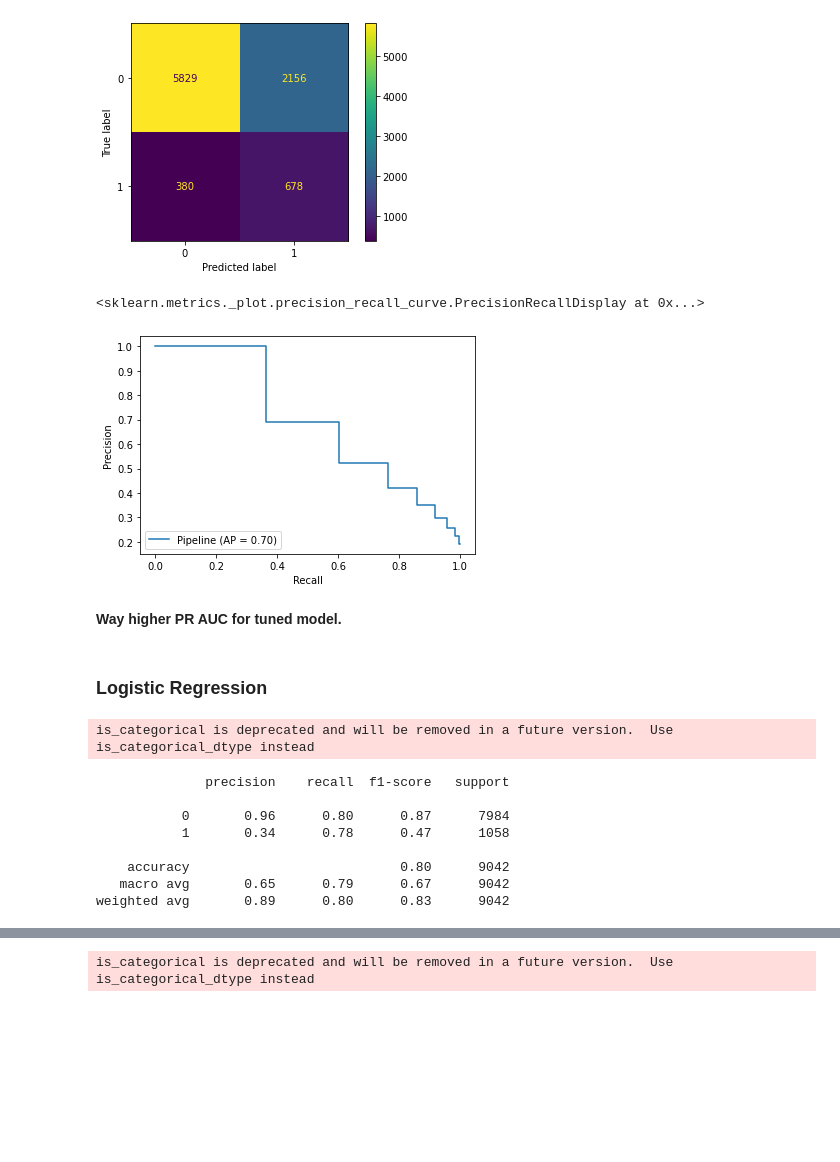
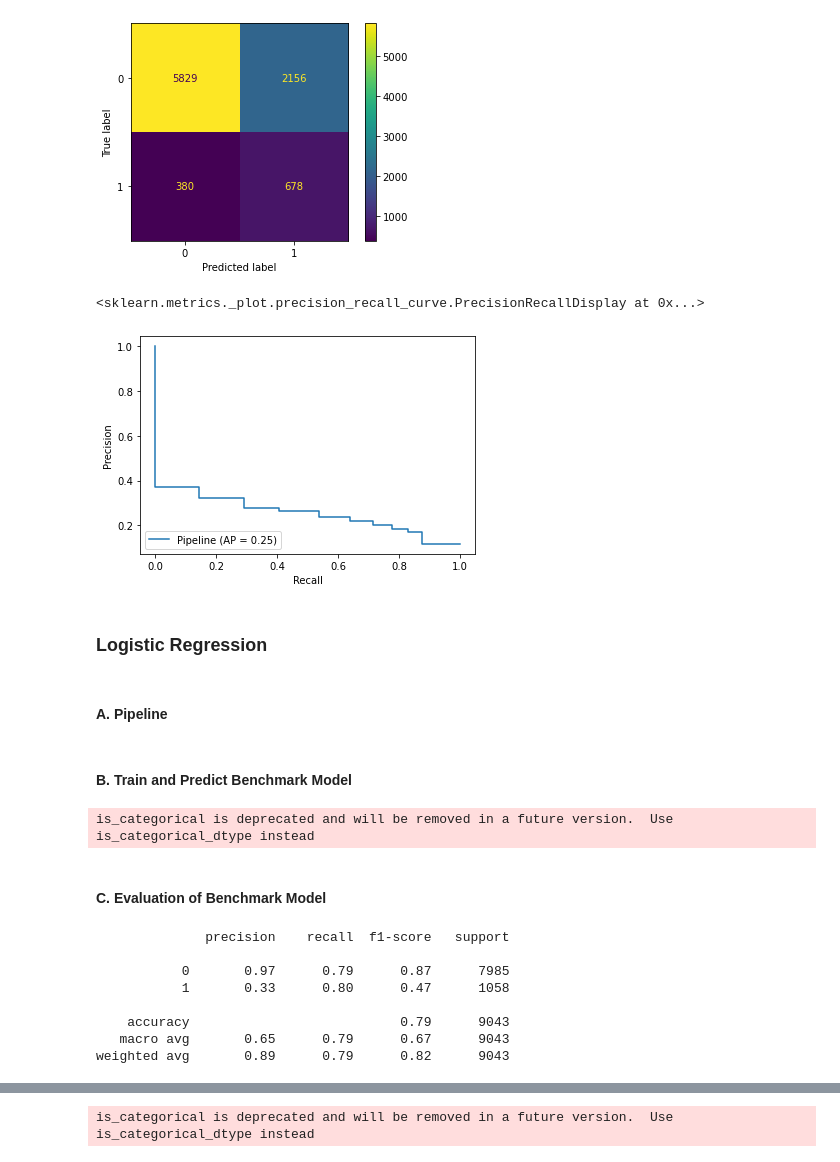
Before and after one commit to briannrl/TERM-DEPOSIT-PREDICTION, a Jupyter notebook: bank/Modelling.ipynb, the cells around one changed output, grey strips where cells are left out. Drawn from its saved outputs; the diff is of its cells as text; code cells hidden in the pictures; blank space fills up the shorter version.

```diff
--- a/bank/Modelling.ipynb
+++ b/bank/Modelling.ipynb
@@ -258,14 +422,13 @@ KNN Benchmark Model Recall Score:  0.5773725129784644
 # %%
 param_grid_knn = {'clf__n_neighbors':[5,6,7,8,9,10],
           'clf__leaf_size':[1,2,3,5],
-          'clf__weights':['uniform', 'distance'],
-          'clf__algorithm':['auto', 'ball_tree','kd_tree','brute'],
-          'clf__n_jobs':[-1]}
+          'clf__weights':['uniform', 'distance']}
+#           'clf__algorithm':['auto', 'ball_tree','kd_tree','brute'],
 # %%
 grid_search_knn = GridSearchCV(
     knn_pipeline,
     param_grid = param_grid_knn,
-    cv = 5,
+    cv = 2,
     scoring='recall',
     n_jobs=-1,
     verbose = 1
@@ -425,11 +557,9 @@ transformer_fe = ColumnTransformer([
 rfc = RandomForestClassifier(random_state=8)
 smote = SMOTE(random_state=8)
 rfe = RFE(rfc, n_features_to_select = 10, step=1)
-knn = KNeighborsClassifier(algorithm='auto',
-                             leaf_size= 1,
-                             n_jobs= -1,
-                             n_neighbors= 9,
-                             weights= 'uniform')
+knn = KNeighborsClassifier(leaf_size= 1,
+                           n_neighbors= 9,
+                           weights= 'uniform')
 
 knn_tuned_pipeline = Pipeline([
     ('transformer', transformer_fe),
@@ -438,7 +568,7 @@ knn_tuned_pipeline = Pipeline([
     ('clf', knn)
 ])
 # %%
-model_tuned_knn = knn_tuned_pipeline.fit(X_train_val, y_train_val)
+model_tuned_knn = knn_tuned_pipeline.fit(X_train, y_train)
 y_pred_tuned_knn = model_tuned_knn.predict(X_test)
 # %% [output]
 is_categorical is deprecated and will be removed in a future version.  Use is_categorical_dtype instead
@@ -463,14 +593,14 @@ plot_confusion_matrix(knn_tuned_pipeline,
 <sklearn.metrics._plot.confusion_matrix.ConfusionMatrixDisplay at 0x...>
 [figure]
 # %%
-plot_precision_recall_curve(model_tuned_knn, X_train_val, y_train_val)
+plot_precision_recall_curve(model_tuned_knn, X_test, y_test)
 # %% [output]
 <sklearn.metrics._plot.precision_recall_curve.PrecisionRecallDisplay at 0x...>
-[figure, old version]
+[figure, new version]
-# %% [markdown]
-__Way higher PR AUC for tuned model.__
 # %% [markdown]
 ### __Logistic Regression__
+# %% [markdown]
+#### __A. Pipeline__
 # %%
 # Untuk impute dan onehot JOB
 mode_onehot_pipeline = Pipeline([
@@ -521,5 +650,7 @@ logreg_pipeline = Pipeline([
     ('selection', rfe),
     ('clf', logreg)
 ])
+# %% [markdown]
+#### __B. Train and Predict Benchmark Model__
 # %%
 model_default_logreg = logreg_pipeline.fit(X_train, y_train)
@@ -527,15 +658,17 @@ y_pred_default_logreg = model_default_logreg.predict(X_val)
 # %% [output]
 is_categorical is deprecated and will be removed in a future version.  Use is_categorical_dtype instead
+# %% [markdown]
+#### __C. Evaluation of Benchmark Model__
 # %%
-print(classification_report(y_val, y_pred_default_logreg))
+print(classification_report(y_test, y_pred_default_logreg))
 # %% [output]
               precision    recall  f1-score   support
 
-           0       0.96      0.80      0.87      7984
-           1       0.34      0.78      0.47      1058
+           0       0.97      0.79      0.87      7985
+           1       0.33      0.80      0.47      1058
 
-    accuracy                           0.80      9042
-   macro avg       0.65      0.79      0.67      9042
-weighted avg       0.89      0.80      0.83      9042
+    accuracy                           0.79      9043
+   macro avg       0.65      0.79      0.67      9043
+weighted avg       0.89      0.79      0.82      9043
 # %%
 plot_confusion_matrix(logreg_pipeline,
```
Also changed, not shown: parts of 161 cells of this notebook, 5 other files.
